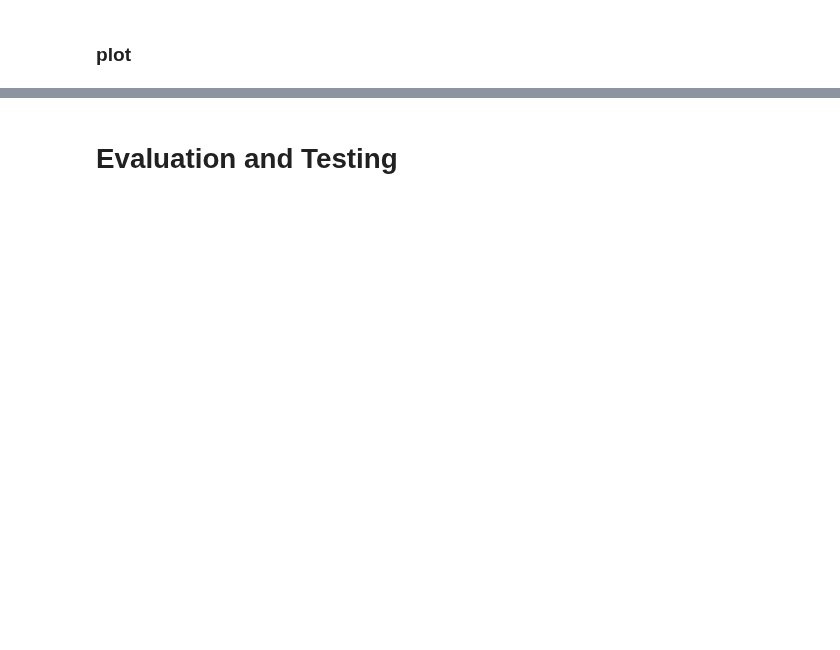
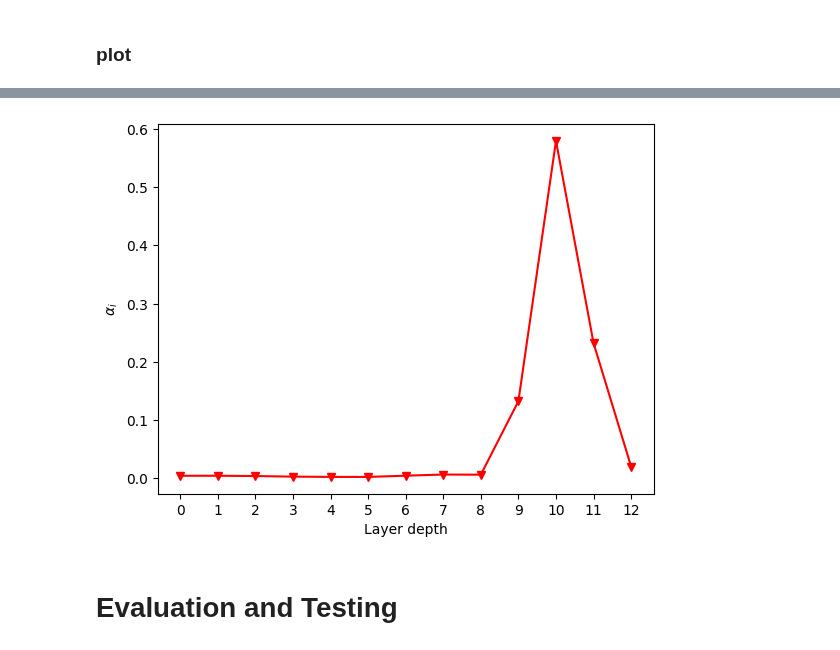
Before and after one commit to asosawelford/tesis, a Jupyter notebook: classifier/DenseMOS_tests/simple_mlp.ipynb, the cells around one changed output, grey strips where cells are left out. Drawn from its saved outputs; the diff is of its cells as text; code cells hidden in the pictures; blank space fills up the shorter version.

```diff
--- a/classifier/DenseMOS_tests/simple_mlp.ipynb
+++ b/classifier/DenseMOS_tests/simple_mlp.ipynb
@@ -469,3 +470,20 @@ epoch for best validation loss: 31
+# %%
+# plot the torch.nn.functional.softmax(dense_mos.weighted_average.weights, dim=0)
+# aka the layer number and its importance
+softmax_weights = torch.nn.functional.softmax(dense_mos.weighted_average.weights, dim=0).detach().cpu().numpy()
+
+#save the weights to a csv
+weights = pd.DataFrame({'softmax_weights': softmax_weights})
+weights.to_csv('softmax_weights.csv', index=False)
+
+plt.plot(softmax_weights, marker='v', linestyle='-', color='red', alpha=1, label='Softmax Weights')
+plt.xlabel('Layer depth')
+plt.xticks(range(13))
+# y label is alpha character, the greek letter, with a subindice
+plt.ylabel(r'$\alpha_i$')
+plt.show()
+# %% [output]
+[figure, added]
 # %% [markdown]
 # Evaluation and Testing
 # %%
```
Also changed, not shown: parts of 18 cells of this notebook, 13 other files.
